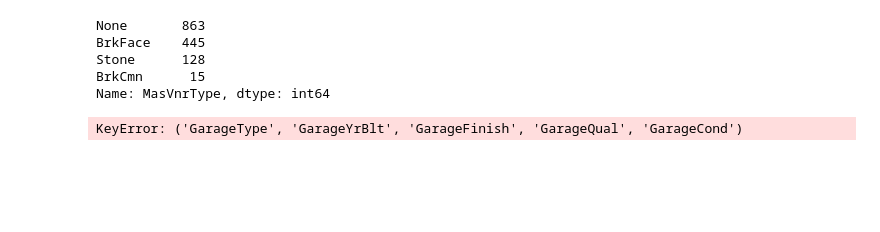
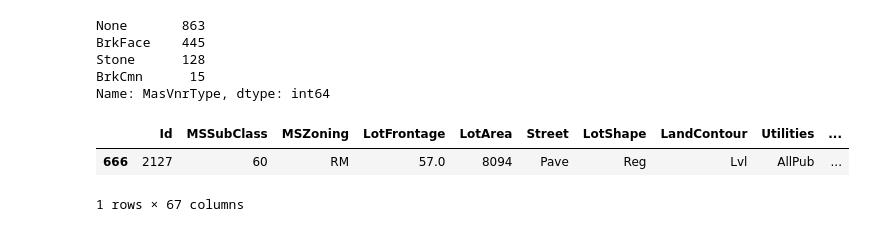
Before and after one commit to webpagearshi/Housing-Prices-with-Azure, a Jupyter notebook: project_files/housing-prediction-wrangling.ipynb, the cells around one changed output. Drawn from its saved outputs; the diff is of its cells as text; code cells hidden in the pictures; blank space fills up the shorter version.

Commit message:
chore cleaned and saved housing data

```diff
--- a/project_files/housing-prediction-wrangling.ipynb
+++ b/project_files/housing-prediction-wrangling.ipynb
@@ -221,6 +192,17 @@ train_df=train_df.dropna(subset=['MasVnrType'], axis=0)
 test_df=test_df.dropna(subset=['MasVnrType'], axis=0)
 # %%
 #from data_description we know that missing data in Garage columns represent no garage
-train_df['GarageType','GarageYrBlt','GarageFinish','GarageQual','GarageCond']=train_df['GarageType','GarageYrBlt','GarageFinish','GarageQual','GarageCond'].fillna('No Garage', inplace=True)
+train_df[['GarageType','GarageYrBlt','GarageFinish','GarageQual','GarageCond']]=train_df[['GarageType','GarageYrBlt','GarageFinish','GarageQual','GarageCond']].fillna('No Garage')
-# %% [output]
-KeyError: ('GarageType', 'GarageYrBlt', 'GarageFinish', 'GarageQual', 'GarageCond')
+# %%
+# clean test_data for garage features GarageCars
+test_df=test_df.dropna(subset=['GarageCars'], axis=0)
+# %%
+test_df['GarageType'].fillna('No Garage', inplace=True)
+# %%
+
+df= test_df.query('GarageType in ["2Types","Attchd","Basment","BuiltIn","CarPort","Detchd"] and GarageFinish.isnull()', engine='python')
+df
+# %% [output]
+|  | Id | MSSubClass | MSZoning | LotFrontage | LotArea | Street | LotShape | LandContour | Utilities | ... |
+| 666 | 2127 | 60 | RM | 57.0 | 8094 | Pave | Reg | Lvl | AllPub | ... |
+1 rows × 67 columns
```
Also changed, not shown: parts of 8 cells of this notebook, 2 other files.
